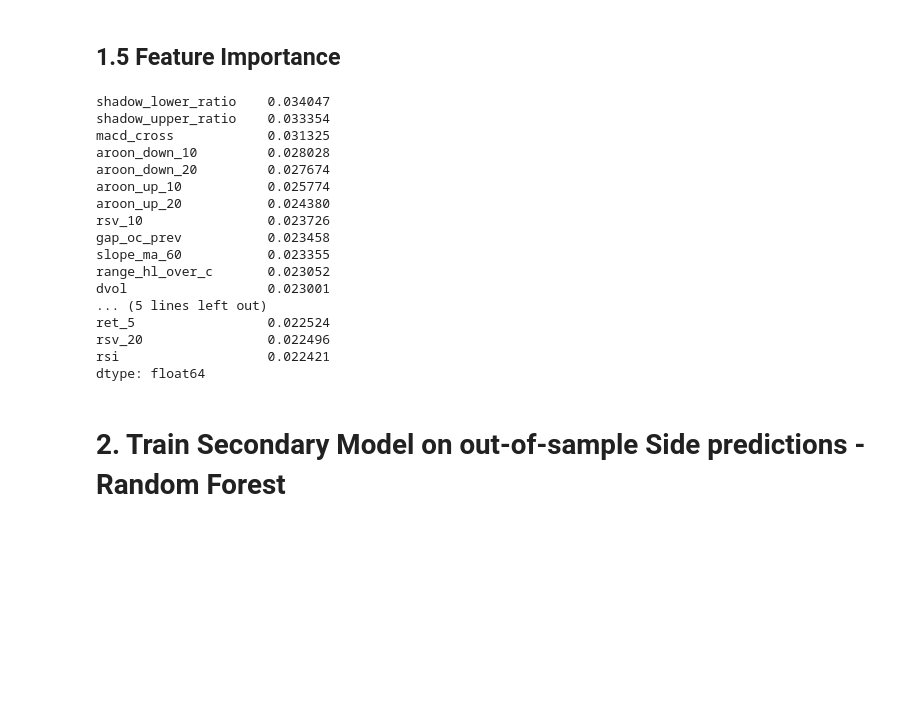
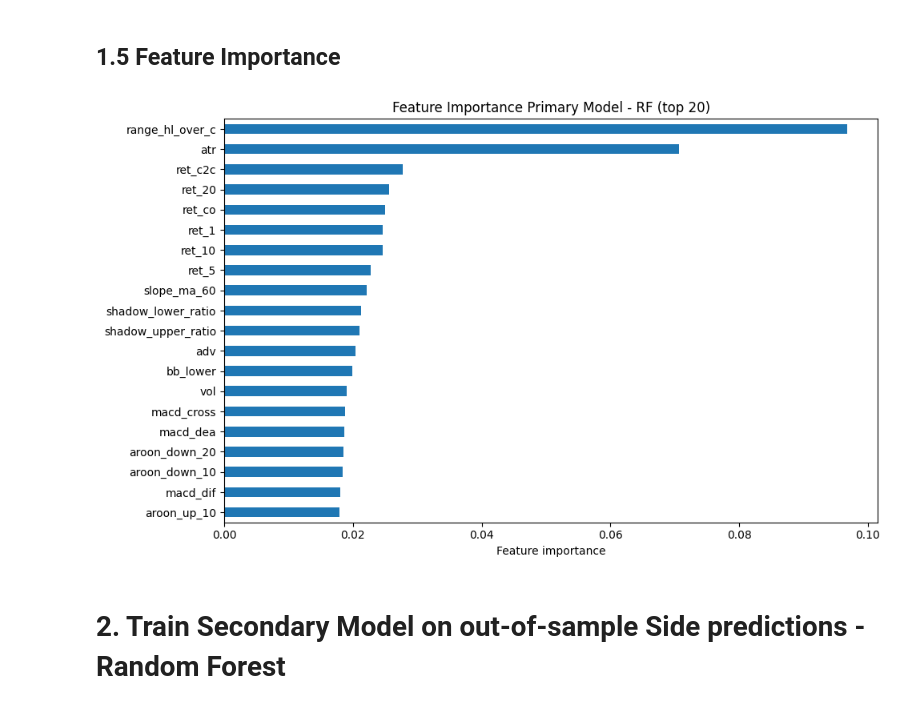
Before and after one commit to FelixWidmann/ML_Finance, a Jupyter notebook: training_rf.ipynb, the cells around one changed output. Saved outputs shown, nothing was run; the diff lists cells and outputs as text; code cells hidden in the pictures; blank space fills up the shorter version.

```diff
--- a/training_rf.ipynb
+++ b/training_rf.ipynb
@@ -237,11 +240,13 @@ As criterion we choose the weighted F1 Score and the average probability of the
 Thus The Parameter configuration: max_depth: 7, min_samples_leaf: 5, and n_estimators = 100 and max_depth: None, min_samples_leaf:5, n_estimators 100 are considered for the final model.
 # %% [markdown]
 ## 1.2 Train Primary Model with purged CV - Random Forest
+# %%
+Label_cols = ['PERMNO','label', 'DlyClose', 'timestamp', 'End Time', 'Return', 'trade_days', 'Return_dly', 'Side']
 # %%
 data = data.sort_values("Date").reset_index(drop = True)
 
 X_TRAIN = data.loc[data['Date'] < '2021-01-01'].copy()
 X_TEST  = data.loc[data['Date'] >= '2021-04-01'].copy() #Introduce Purging into Training and Test Set - no leakage
 # %%
-X = X_TRAIN.drop(columns = ["PERMNO", "label", "End Time", "timestamp", "Side"])
-Y = X_TRAIN["Side"]
+X_tr = X_TRAIN.drop(columns = Label_cols)
+Y_tr = X_TRAIN["Side"]
@@ -394,30 +402,19 @@ RandomForestClassifier(class_weight='balanced', min_samples_leaf=5, n_jobs=-1,
                        random_state=42)
 # %% [markdown]
 ## 1.5 Feature Importance
-# %%
-importances = primary.feature_importances_
-feat_imp = pd.Series(importances, index=X_train_full_primary.columns).sort_values(ascending=False)
-
-# Look at the top features numerically
-print(feat_imp.head(20))
-# %% [output]
-shadow_lower_ratio    0.034047
-shadow_upper_ratio    0.033354
-macd_cross            0.031325
-aroon_down_10         0.028028
-aroon_down_20         0.027674
-aroon_up_10           0.025774
-aroon_up_20           0.024380
-rsv_10                0.023726
-gap_oc_prev           0.023458
-slope_ma_60           0.023355
-range_hl_over_c       0.023052
-dvol                  0.023001
-... (5 lines left out)
-ret_5                 0.022524
-rsv_20                0.022496
-rsi                   0.022421
-dtype: float64
+# %%
+importances = primary.feature_importances_
+feat_imp = pd.Series(importances, index=X_train_full_primary.columns).sort_values(ascending=False)
+feat_imp_20 = feat_imp.head(20)
+
+plt.figure(figsize=(10, 6))
+feat_imp_20[::-1].plot(kind="barh")  # reverse to get largest at top
+plt.xlabel("Feature importance")
+plt.title(f"Feature Importance Primary Model - RF (top {20})")
+plt.tight_layout()
+plt.show()
+# %% [output]
+[figure, added]
 # %% [markdown]
 # 2. Train Secondary Model on out-of-sample Side predictions - Random Forest
 # %%
```
Also changed, not shown: parts of 46 cells of this notebook, 3 other files.
